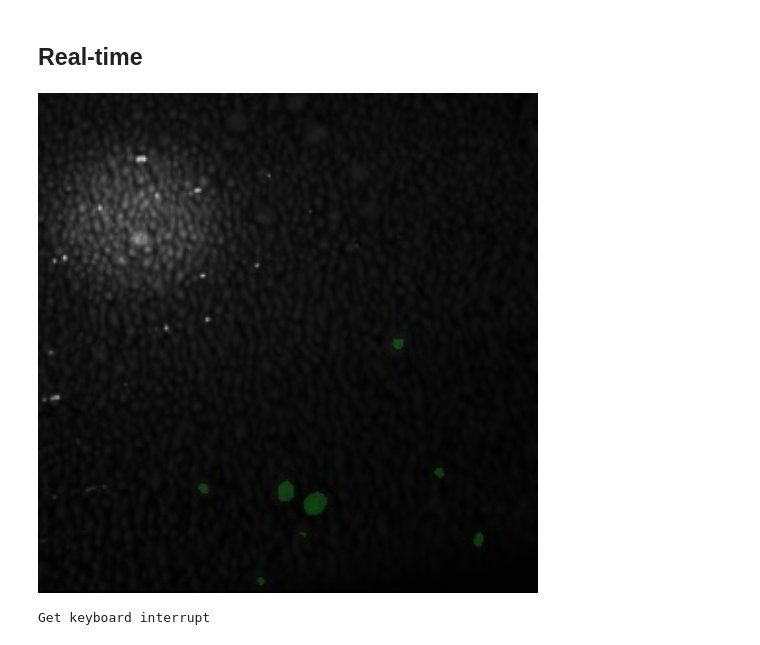
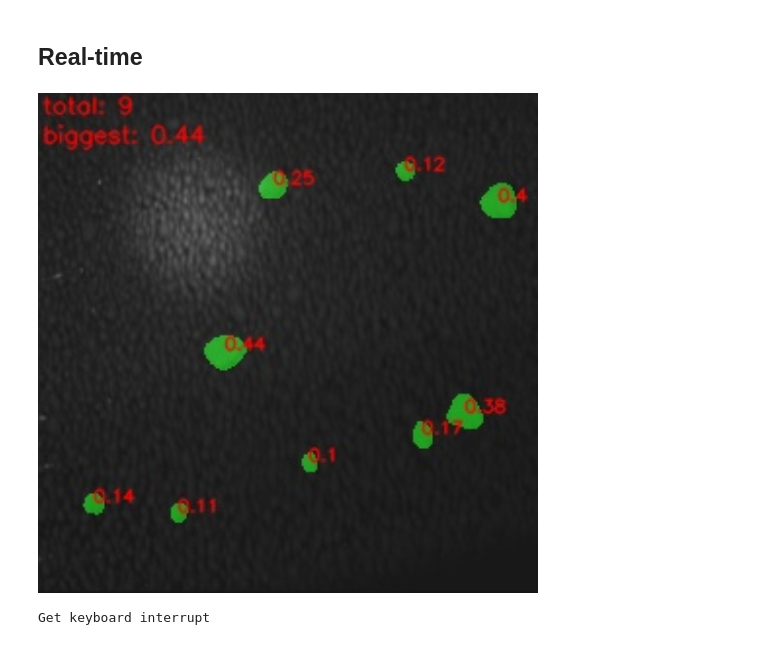
Before and after one commit to ssslakter/hits-rocks, a Jupyter notebook: nbs/02_unet.ipynb, the cells around one changed output. Saved outputs shown, nothing was run; the diff lists cells and outputs as text; code cells hidden in the pictures.

Commit message:
add post-processing

```diff
--- a/nbs/02_unet.ipynb
+++ b/nbs/02_unet.ipynb
@@ -98 +146,10 @@ out = postprocess_image(inp)
+# %%
+m_proc = MaskProcessor()
+mask = m_proc.decode_mask(res, 0.6)
+mask = m_proc.detach_blobs(mask, 2)
+labels, stats, centroids = m_proc.get_components(mask, 0.0)
+# %%
+out = proc.merge_with_mask(out, labels)
+out = proc.add_texts(out, stats[:,cv2.CC_STAT_AREA].round(2), centroids, 0.3)
+out = proc.add_texts(out, [f'total: {len(stats)}', f'biggest: {str(round(stats[:,cv2.CC_STAT_AREA].max(),2))}'], [(2,10), (2, 25)], 0.4)
 # %%
@@ -102,0 +160,20 @@ show_image(merge_with_mask(out, decode_mask(res)[0]))
+# %%
+def segment_frame(frame):
+    area_ths, blob_scale, prob_ths, gamma, mask_prop = 0.1, 2, 0.5, 20, 0.5
+    # encode and prepare
+    proc = ImageProcessor()
+    inp = proc.encode(frame)
+    out = proc.decode(inp)
+    # predict
+    res = model(to_device(inp[None,None]))
+    # prepare mask
+    m_proc = MaskProcessor()
+    mask = m_proc.decode_mask(res, prob_ths)
+    mask = m_proc.detach_blobs(mask, blob_scale)
+    labels, stats, centroids = m_proc.get_components(mask, area_ths)
+    # merge and add texts
+    out = proc.merge_with_mask(out, labels, mask_prop, gamma)
+    out = proc.add_texts(out, stats[:,cv2.CC_STAT_AREA].round(2), centroids, 0.3)
+    texts = [f'total: {len(stats)}', f'biggest: {str(round(stats[:,cv2.CC_STAT_AREA].max(),2))}']
+    out = proc.add_texts(out, texts, [(2,10), (2, 25)], 0.4)
+    return out
@@ -122,14 +195,14 @@ def process_and_display(file, func=None):
         while True:
             _, frame = video.read()
             if frame is None: break
-            _, frame = cv2.imencode('.jpeg', func(frame))
+            _, frame = cv2.imencode('.jpeg', cv2.cvtColor(func(frame), cv2.COLOR_RGB2BGR))
             display_handle.update(Image(data=frame.tobytes(), width=500, height=400))
     except KeyboardInterrupt:
         print('Get keyboard interrupt')
     finally:
         video.release()
 # %%
-process_and_display('../data/clods.mp4', do_frame)
+out = process_and_display('../data/clods.mp4', segment_frame)
 # %% [output]
-[figure, old version]
+[figure, new version]
 Get keyboard interrupt
```
Also changed, not shown: parts of 12 cells of this notebook.
